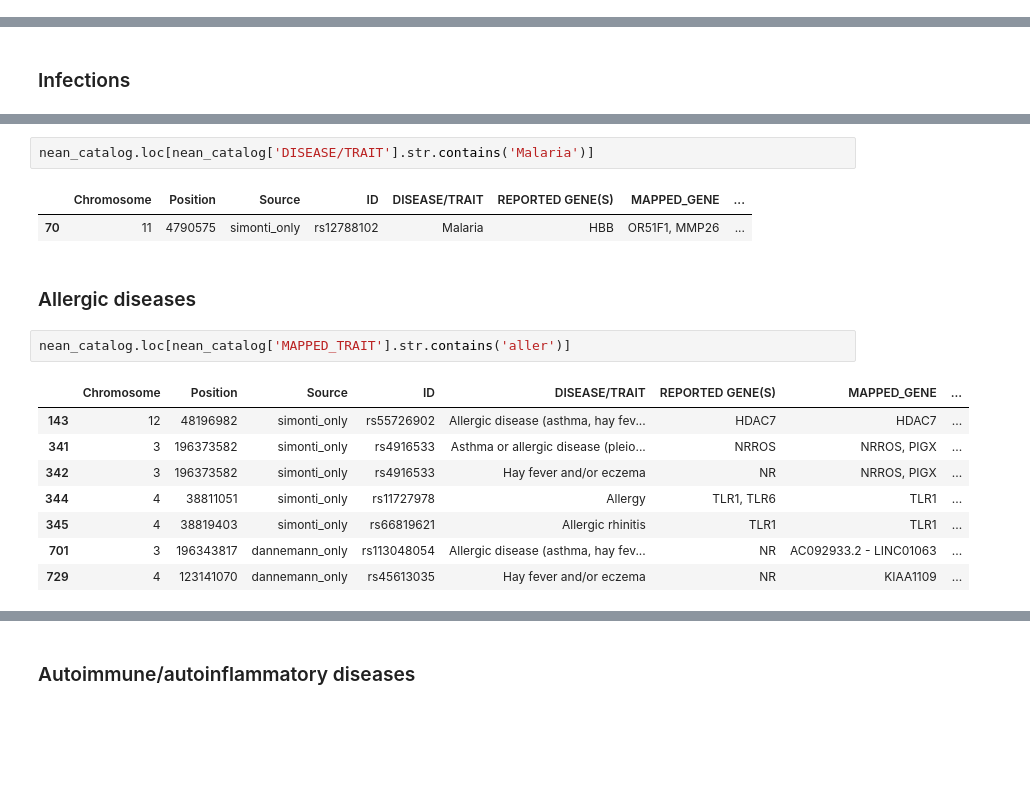
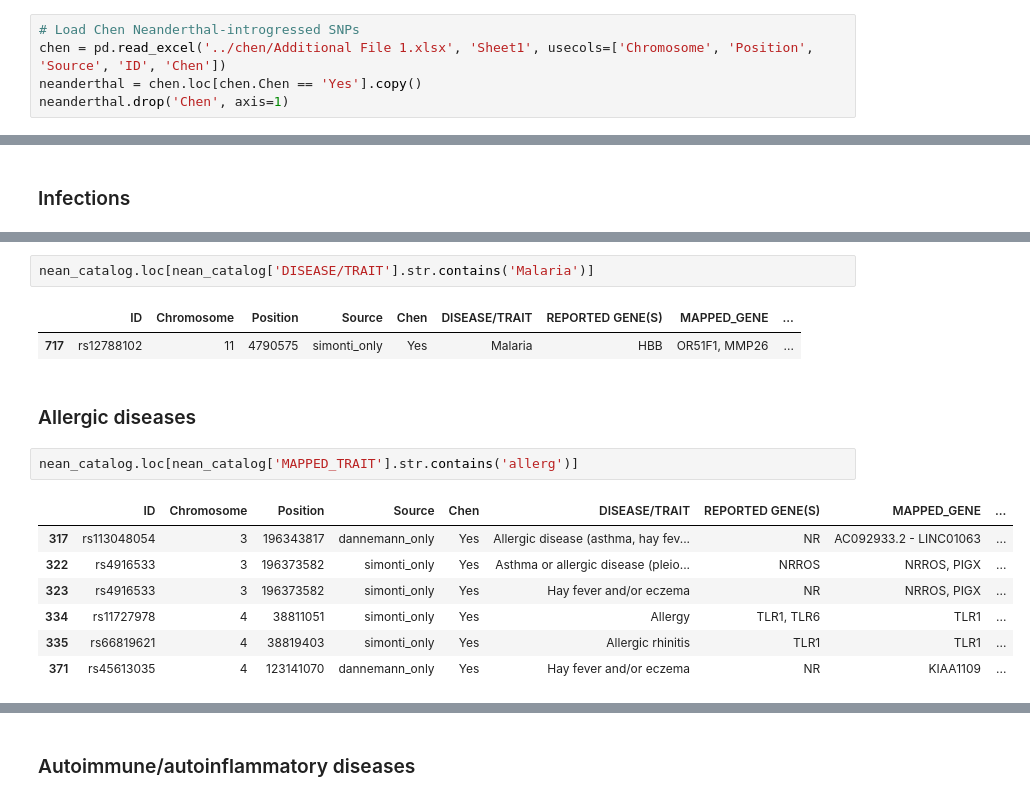
Before and after one commit to blz349/neanderthal_introgression, a Jupyter notebook: disease/neanderthal_gwas.ipynb, the cells around one changed output, grey strips where cells are left out. Drawn from its saved outputs; the diff is of its cells as text; blank space fills up the shorter version.

```diff
--- a/disease/neanderthal_gwas.ipynb
+++ b/disease/neanderthal_gwas.ipynb
@@ -19,0 +20,5 @@ neanderthal = pd.read_csv('../neanderthal/allpop_fixed.csv', usecols=['Chromosom
+# %%
+# Load Chen Neanderthal-introgressed SNPs
+chen = pd.read_excel('../chen/Additional File 1.xlsx', 'Sheet1', usecols=['Chromosome', 'Position', 'Source', 'ID', 'Chen'])
+neanderthal = chen.loc[chen.Chen == 'Yes'].copy()
+neanderthal.drop('Chen', axis=1)
@@ -70,21 +89,20 @@ nean_catalog.loc[nean_catalog['DISEASE/TRAIT'].str.contains('HIV')]
 # %%
 nean_catalog.loc[nean_catalog['DISEASE/TRAIT'].str.contains('Malaria')]
 # %% [output]
-|  | Chromosome | Position | Source | ID | DISEASE/TRAIT | REPORTED GENE(S) | MAPPED_GENE | ... |
-| 70 | 11 | 4790575 | simonti_only | rs12788102 | Malaria | HBB | OR51F1, MMP26 | ... |
+|  | ID | Chromosome | Position | Source | Chen | DISEASE/TRAIT | REPORTED GENE(S) | MAPPED_GENE | ... |
+| 717 | rs12788102 | 11 | 4790575 | simonti_only | Yes | Malaria | HBB | OR51F1, MMP26 | ... |
 # %% [markdown]
 ### Allergic diseases
 # %%
-nean_catalog.loc[nean_catalog['MAPPED_TRAIT'].str.contains('aller')]
+nean_catalog.loc[nean_catalog['MAPPED_TRAIT'].str.contains('allerg')]
 # %% [output]
-|  | Chromosome | Position | Source | ID | DISEASE/TRAIT | REPORTED GENE(S) | MAPPED_GENE | ... |
-| 143 | 12 | 48196982 | simonti_only | rs55726902 | Allergic disease (asthma, hay fev... | HDAC7 | HDAC7 | ... |
-| 341 | 3 | 196373582 | simonti_only | rs4916533 | Asthma or allergic disease (pleio... | NRROS | NRROS, PIGX | ... |
-| 342 | 3 | 196373582 | simonti_only | rs4916533 | Hay fever and/or eczema | NR | NRROS, PIGX | ... |
-| 344 | 4 | 38811051 | simonti_only | rs11727978 | Allergy | TLR1, TLR6 | TLR1 | ... |
-| 345 | 4 | 38819403 | simonti_only | rs66819621 | Allergic rhinitis | TLR1 | TLR1 | ... |
-| 701 | 3 | 196343817 | dannemann_only | rs113048054 | Allergic disease (asthma, hay fev... | NR | AC092933.2 - LINC01063 | ... |
-| 729 | 4 | 123141070 | dannemann_only | rs45613035 | Hay fever and/or eczema | NR | KIAA1109 | ... |
+|  | ID | Chromosome | Position | Source | Chen | DISEASE/TRAIT | REPORTED GENE(S) | MAPPED_GENE | ... |
+| 317 | rs113048054 | 3 | 196343817 | dannemann_only | Yes | Allergic disease (asthma, hay fev... | NR | AC092933.2 - LINC01063 | ... |
+| 322 | rs4916533 | 3 | 196373582 | simonti_only | Yes | Asthma or allergic disease (pleio... | NRROS | NRROS, PIGX | ... |
+| 323 | rs4916533 | 3 | 196373582 | simonti_only | Yes | Hay fever and/or eczema | NR | NRROS, PIGX | ... |
+| 334 | rs11727978 | 4 | 38811051 | simonti_only | Yes | Allergy | TLR1, TLR6 | TLR1 | ... |
+| 335 | rs66819621 | 4 | 38819403 | simonti_only | Yes | Allergic rhinitis | TLR1 | TLR1 | ... |
+| 371 | rs45613035 | 4 | 123141070 | dannemann_only | Yes | Hay fever and/or eczema | NR | KIAA1109 | ... |
 # %%
 nean_catalog.loc[nean_catalog['MAPPED_TRAIT'].str.contains('asthma')]
 # %% [output]
```
Also changed, not shown: parts of 27 cells of this notebook.
